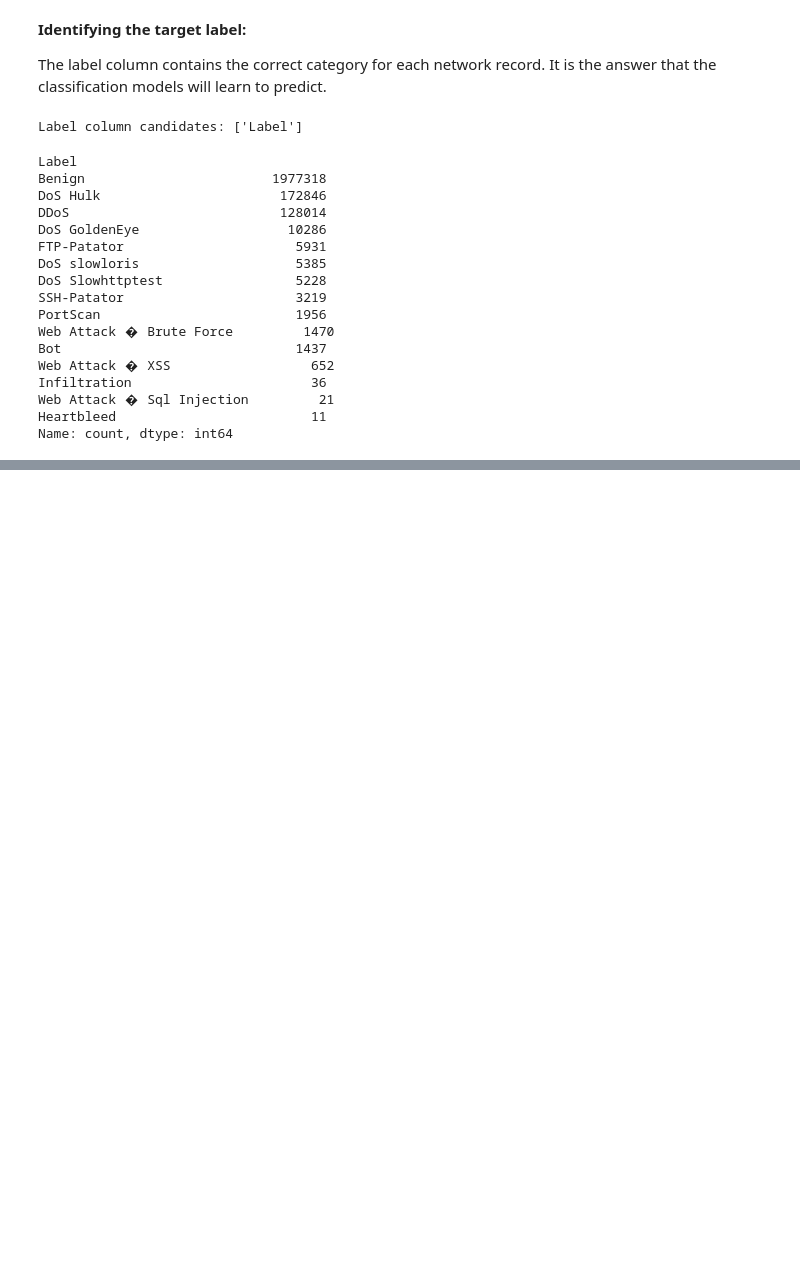
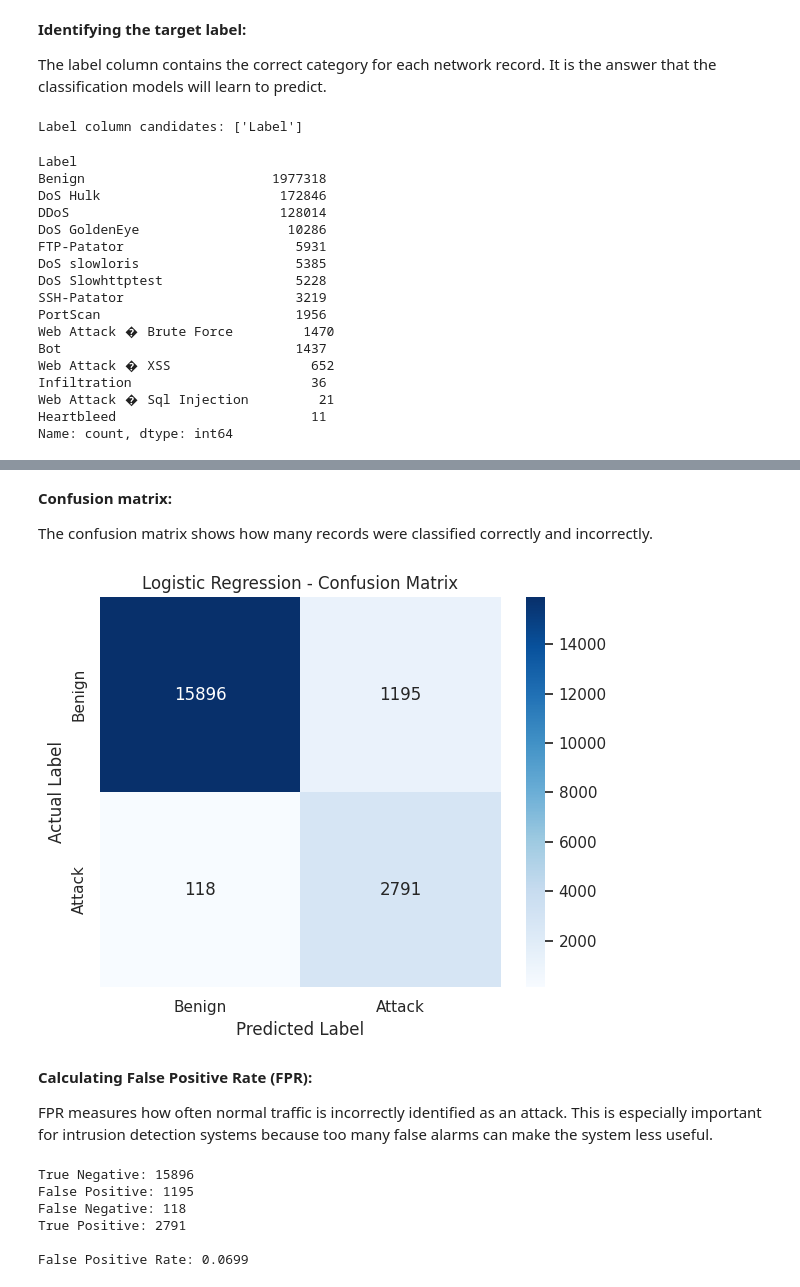
Before and after one commit to mynameisBhagya/ids-cicids2017, a Jupyter notebook: notebooks/CICIDS2017_Intrusion_Detection_Project.ipynb, the cells around one changed output, grey strips where cells are left out. Saved outputs shown, nothing was run; the diff lists cells and outputs as text; code cells hidden in the pictures; blank space fills up the shorter version.

```diff
--- a/notebooks/CICIDS2017_Intrusion_Detection_Project.ipynb
+++ b/notebooks/CICIDS2017_Intrusion_Detection_Project.ipynb
@@ -276,0 +1184,11 @@ Name: count, dtype: int64
+# %%
+# Predict the binary labels for the testing data
+y_pred_logistic = logistic_model.predict(X_test_binary)
+
+# Display the first 10 actual labels
+print("Actual labels:")
+print(y_test_binary.head(10).tolist())
+
+# Display the first 10 predicted labels
+print("\nPredicted labels:")
+print(y_pred_logistic[:10].tolist())
@@ -276,0 +1274,66 @@ Name: count, dtype: int64
+# %% [markdown]
+**Confusion matrix:**
+
+The confusion matrix shows how many records were classified correctly and incorrectly.
+# %%
+# Define the order of the binary classes
+binary_class_names = ["Benign", "Attack"]
+
+# Calculate the confusion matrix
+logistic_cm = confusion_matrix(
+    y_test_binary,
+    y_pred_logistic,
+    labels=binary_class_names
+)
+
+# Display the confusion matrix as a heatmap
+plt.figure(figsize=(6, 5))
+
+sns.heatmap(
+    logistic_cm,
+    annot=True,
+    fmt="d",
+    cmap="Blues",
+    xticklabels=binary_class_names,
+    yticklabels=binary_class_names
+)
+
+# Add chart labels
+plt.title("Logistic Regression - Confusion Matrix")
+plt.xlabel("Predicted Label")
+plt.ylabel("Actual Label")
+
+# Display the chart
+plt.tight_layout()
+plt.show()
+# %% [output]
+[figure, added]
+# %% [markdown]
+**Calculating False Positive Rate (FPR):**
+
+FPR measures how often normal traffic is incorrectly identified as an attack. This is especially important for intrusion detection systems because too many false alarms can make the system less useful.
+# %%
+# Extract TN, FP, FN, and TP from the confusion matrix
+tn, fp, fn, tp = logistic_cm.ravel()
+
+# Calculate False Positive Rate
+if (fp + tn) > 0:
+    logistic_fpr = fp / (fp + tn)
+else:
+    logistic_fpr = 0
+
+# Display the confusion matrix values
+print("True Negative:", tn)
+print("False Positive:", fp)
+print("False Negative:", fn)
+print("True Positive:", tp)
+
+# Display the False Positive Rate
+print("\nFalse Positive Rate:", round(logistic_fpr, 4))
+# %% [output]
+True Negative: 15896
+False Positive: 1195
+False Negative: 118
+True Positive: 2791
+
+False Positive Rate: 0.0699
```
Also changed, not shown: parts of 98 cells of this notebook.
